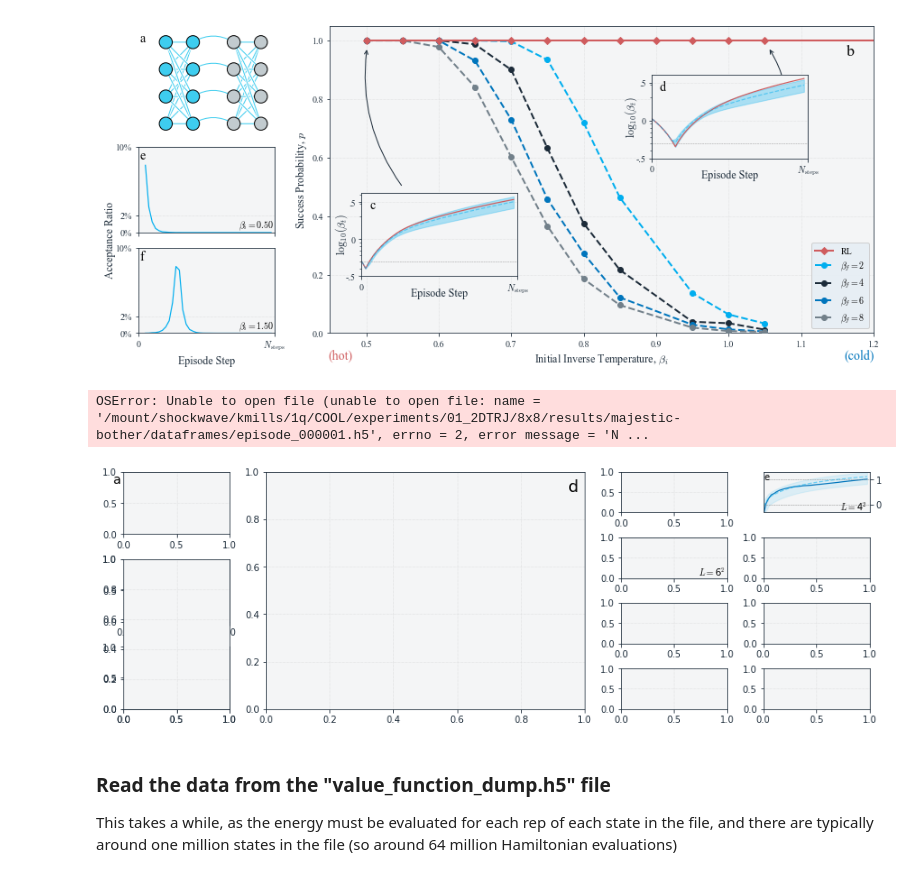
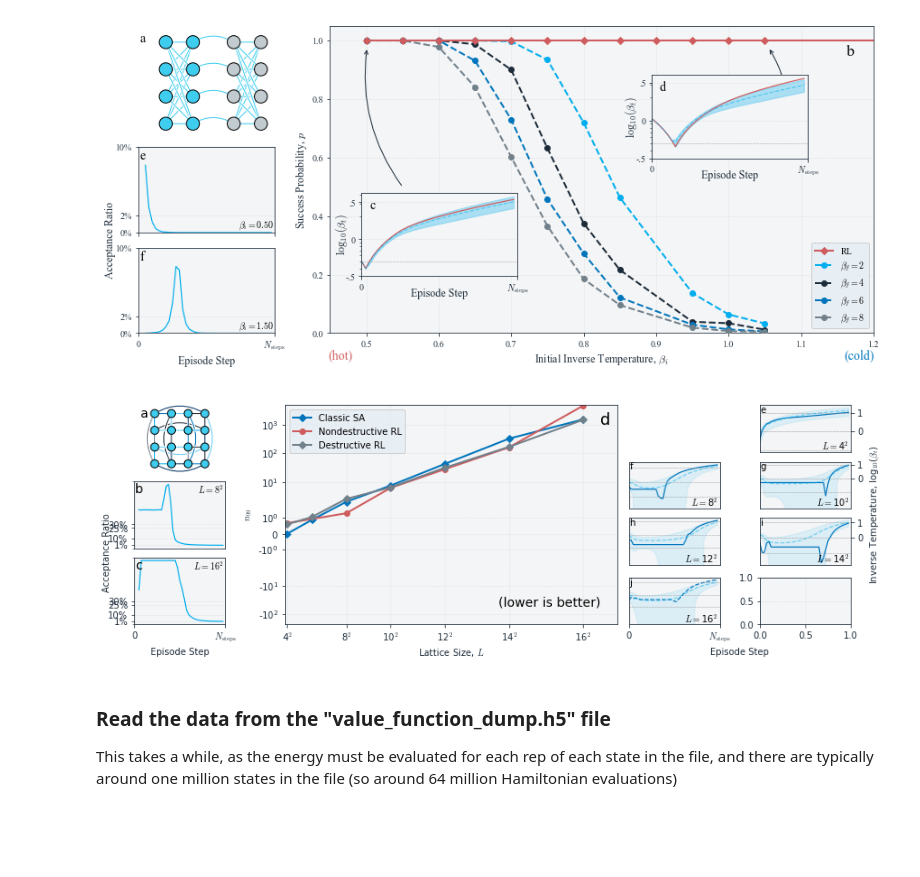
Before and after one commit to millskyle/COOL-1, a Jupyter notebook: plots/Plots.ipynb, the cells around one changed output. Cells and saved outputs as stored; diff of their text form; code cells hidden in the pictures; blank space fills up the shorter version.

Commit message:
SG_results.png

```diff
--- a/plots/Plots.ipynb
+++ b/plots/Plots.ipynb
@@ -500,7 +500,7 @@ base_run_dir = "/mount/shockwave/kmills/1q/COOL/experiments/01_2DTRJ/8x8/"
 
 normal = {
     4:"didactic-pin",
-    6:"majestic-bother",
+#    6:"majestic-bother",
     8:"motionless-remote",
     10:"stupendous-safe",
     12:"tender-effective",
@@ -562,7 +562,7 @@ for i,L in enumerate(Ls):
     ax.set_yticks([10**0, 10**1])
     ax.set_yticklabels(['0', '1'])
 
-    ax.set_ylim([0.5, 20])
+    ###ax.set_ylim([0.5, 20])
 
     ax.set_xlabel("")
     ax.set_ylabel("")
@@ -595,7 +595,7 @@ for ax, L in zip([axB, axC], [8, 16]):
         #             hlines=False, color=REDCOLOR)
     ax.text(0.98, 0.97, f"$L = {L}^2$", va='top', ha='right', transform=ax.transAxes)
     ax.set_ylabel("")
-    ax.set_ylim([0.01, 0.3])
+    ###ax.set_ylim([0.01, 0.3])
     ax.set_yticks([0.01, 0.1, 0.25, 0.3])
     ax.set_yticklabels(["1%","10%","25%", "30%"])
 
@@ -643,35 +643,34 @@ destructive_ps = plot_n99_vs_L(axD,
 axD.legend()
 axD.set_yscale("symlog")
 axD.set_xscale("linear")
 axD.set_xticks([i**2 for i in Ls])
 axD.set_xticklabels([f"{i}$^2$" for i in Ls])
 axD.set_xlim([4**2-2, 16**2 + 28])
 axD.text(0.95, 0.07, "(lower is better)", va='bottom', ha='right', size=14, transform=axD.transAxes)
 
 #Right phantom axis for log(Beta-t)
 phantomAxR = fig.add_subplot(gs[:,-2:])
 make_axis_invisible(phantomAxR)
 phantomAxR.yaxis.set_label_position("right")
 phantomAxR.set_ylabel(r"Inverse Temperature, log$_{10}$($\beta_t$)", labelpad=20)
 phantomAxR.set_xlabel("Episode Step", labelpad=25)
 
 make_axis_invisible(ep_axs[0])
 
 
 write=True
 
 if write:
 
     fig.savefig("SG_results.pdf")
     fig.savefig("SG_results.png")
 
     git_save("SG_results.pdf")
     git_save("SG_results.png")
 
 fig.show()
 # %% [output]
-OSError: Unable to open file (unable to open file: name = '/mount/shockwave/kmills/1q/COOL/experiments/01_2DTRJ/8x8/results/majestic-bother/dataframes/episode_000001.h5', errno = 2, error message = 'N ...
-[figure, old version]
+[figure, new version]
 # %% [markdown]
 ### Read the data from the "value_function_dump.h5" file
 This takes a while, as the energy must be evaluated for each rep of each state in the file, and there are typically around one million states in the file (so around 64 million Hamiltonian evaluations)
```
